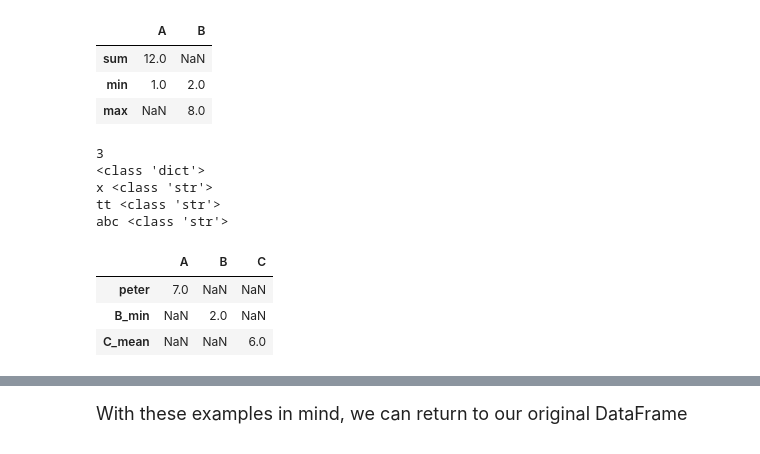
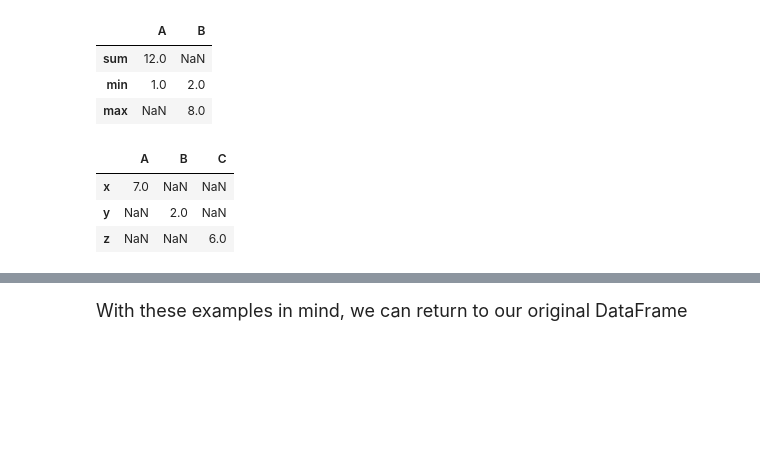
Before and after one commit to Siwei0609/datasci185fall2026, a Jupyter notebook: Lecture_19_grouping_aggregating/Lecture19.ipynb, the cells around one changed output, grey strips where cells are left out. Drawn from its saved outputs; the diff is of its cells as text; code cells hidden in the pictures; blank space fills up the shorter version.

```diff
--- a/Lecture_19_grouping_aggregating/Lecture19.ipynb
+++ b/Lecture_19_grouping_aggregating/Lecture19.ipynb
@@ -470,30 +377,16 @@ display(example_2)
 | sum | 12.0 | NaN |
 | min | 1.0 | 2.0 |
 | max | NaN | 8.0 |
-# %%
-def func(**kwargs):
-    print(len(kwargs))
-    print(type(kwargs))
-    for keys in kwargs.keys():
-        print(keys, type(keys))
-
-func(x = 12, tt = 30, abc = 19)
-# %% [output]
-3
-<class 'dict'>
-x <class 'str'>
-tt <class 'str'>
-abc <class 'str'>
 # %%
 # Aggregate different functions over the columns
 # and rename the index of the resulting DataFrame.
-example_3 = df_example.agg(peter = ('A', 'max'),
-                           B_min = ('B', 'min'),
-                           C_mean = ('C', 'mean'))
+example_3 = df_example.agg(x = ('A', 'max'),
+                           y = ('B', 'min'),
+                           z = ('C', 'mean'))
 
 display(example_3)
 # %% [output]
 |  | A | B | C |
-| peter | 7.0 | NaN | NaN |
-| B_min | NaN | 2.0 | NaN |
-| C_mean | NaN | NaN | 6.0 |
+| x | 7.0 | NaN | NaN |
+| y | NaN | 2.0 | NaN |
+| z | NaN | NaN | 6.0 |
```
Also changed, not shown: parts of 32 cells of this notebook, 23 other files.
